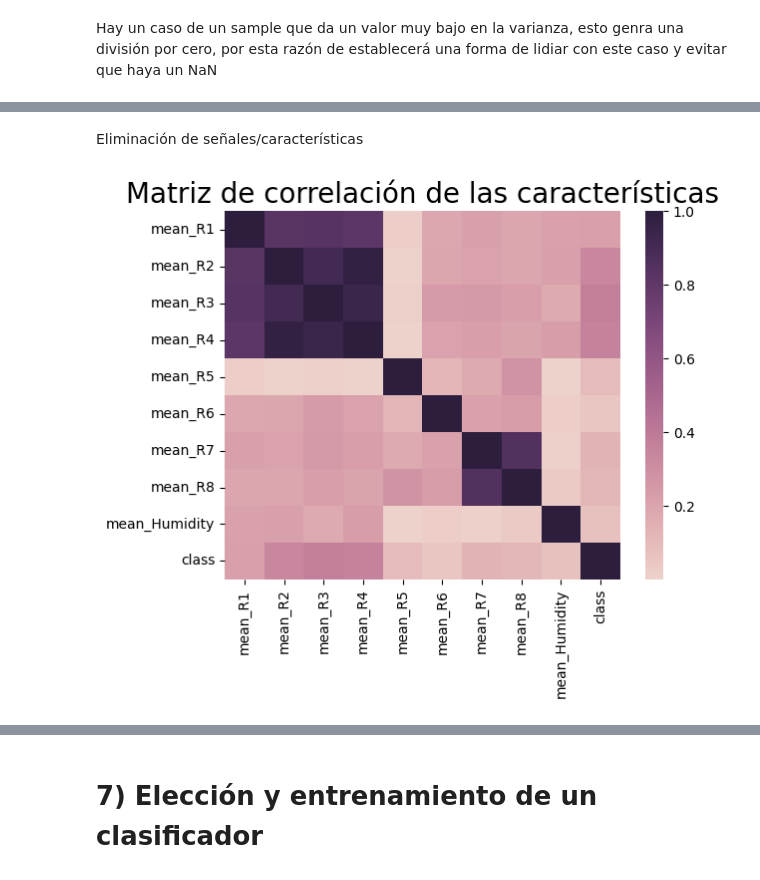
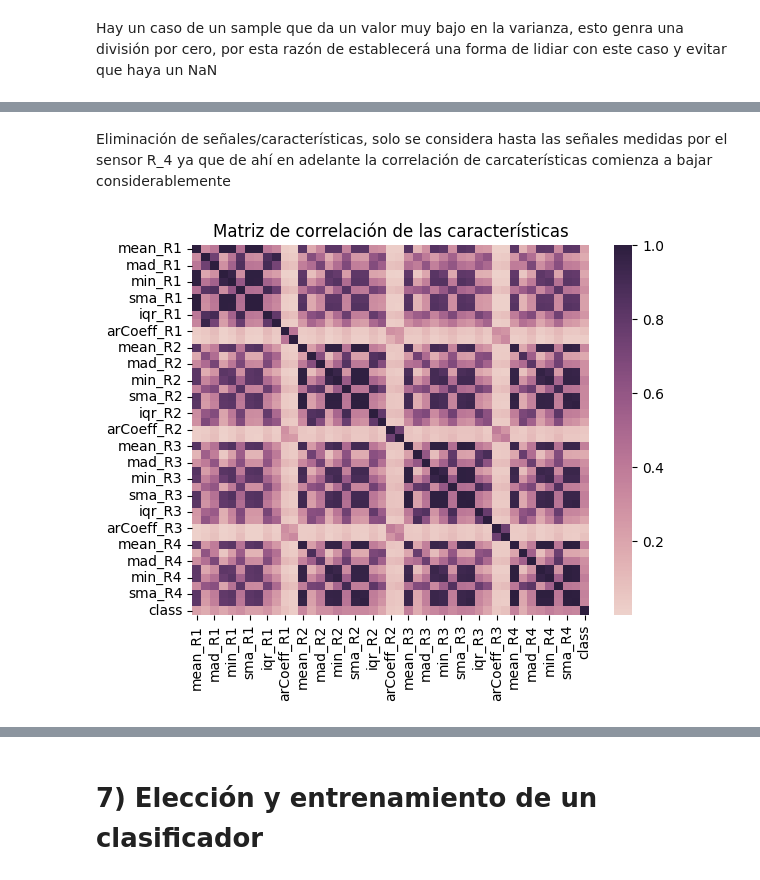
Before and after one commit to d4vidi4n/borradores, a Jupyter notebook: Proyecto_IC_Jorge_Estrada.ipynb, the cells around one changed output, grey strips where cells are left out. Drawn from its saved outputs; the diff is of its cells as text; code cells hidden in the pictures.

```diff
--- a/Proyecto_IC_Jorge_Estrada.ipynb
+++ b/Proyecto_IC_Jorge_Estrada.ipynb
@@ -146,16 +146,17 @@ def extract_features(signal):
 
   return {
       'mean': np.mean(signal),
-      # 'var': np.var(signal),
-      # 'mad': np.median(np.abs(signal - np.median(signal))),
-      # 'max': np.max(signal),
-      # 'min': np.min(signal),
-      # 'sma': np.sum(np.abs(signal)),
-      # 'enrgy': np.sum(signal**2) / len(signal),
-      # 'iqr': sp.iqr(signal),
-      # 'entpy': sp.entropy(signal),
-      # 'arCoeff': get_single_ar_coeff(signal),  # Placeholder; lo puedes reemplazar cuando tengas la función
-      # 'corr': 0.0 if is_constant or is_too_short else np.corrcoef(signal[:-1], signal[1:])[0, 1]
+      'var': np.var(signal),
+      'mad': np.median(np.abs(signal - np.median(signal))),
+      'max': np.max(signal),
+      'min': np.min(signal),
+      'ran': np.max(signal) - np.min(signal),
+      'sma': np.sum(np.abs(signal)),
+      'enrgy': np.sum(signal**2) / len(signal),
+      'iqr': sp.iqr(signal),
+      'entpy': sp.entropy(signal),
+      'arCoeff': get_single_ar_coeff(signal),  # Placeholder; lo puedes reemplazar cuando tengas la función
+      'corr': 0.0 if is_constant or is_too_short else np.corrcoef(signal[:-1], signal[1:])[0, 1]
   }
 
 def calculation_feature_vector(df_data):
@@ -180,9 +181,6 @@ def calculation_feature_vector(df_data):
 
     df_features = pd.DataFrame(feature_list)
     return df_features
-
-# train_val_data = calculation_feature_vector(df_trainval)
-# df_test = calculation_feature_vector(df_test_no_labels)
 # %% [markdown]
 Hay un caso de un sample que da un valor muy bajo en la varianza, esto genra una división por cero, por esta razón de establecerá una forma de lidiar con este caso y evitar que haya un NaN
 # %%
@@ -233,22 +233,9 @@ plt.savefig('corr_lineal.svg', format='svg', bbox_inches='tight', pad_inches=0)
-# %% [markdown]
-Eliminación de señales/características
+# %% [markdown]
+Eliminación de señales/características, solo se considera hasta las señales medidas por el sensor R_4 ya que de ahí en adelante la correlación de carcaterísticas comienza a bajar considerablemente
 # %%
-df_aux = df_train.iloc[:,:44]
-df_aux['class'] = y_train
-df_train_w_class = df_aux.copy()
-# display(df_train_w_class)
-
-df_aux = df_val.iloc[:,:44]
-df_aux['class'] = y_val
-df_val_w_class = df_aux.copy()
-
-df_test = df_test.iloc[:,:44]
-
-# plt.figure(figsize=(24, 18))
-correlation_data = df_train_w_class.corr(method='pearson')
-correlation_data_abs_value = abs(df_train_w_class.corr(method='pearson'))
+correlation_data_abs_value = abs(df_train.iloc[0:,0:44].assign(**{'class': y_train}).corr(method='pearson'))
 sns.heatmap(correlation_data_abs_value, cmap=sns.cubehelix_palette(as_cmap=True))
-plt.title("Matriz de correlación de las características", fontsize=20)
+plt.title("Matriz de correlación de las características")#, fontsize=20)
 plt.savefig('corr_lineal.svg', format='svg', bbox_inches='tight', pad_inches=0)
 # %% [output]
-[figure, old version]
+[figure, new version]
```
Also changed, not shown: parts of 24 cells of this notebook.
